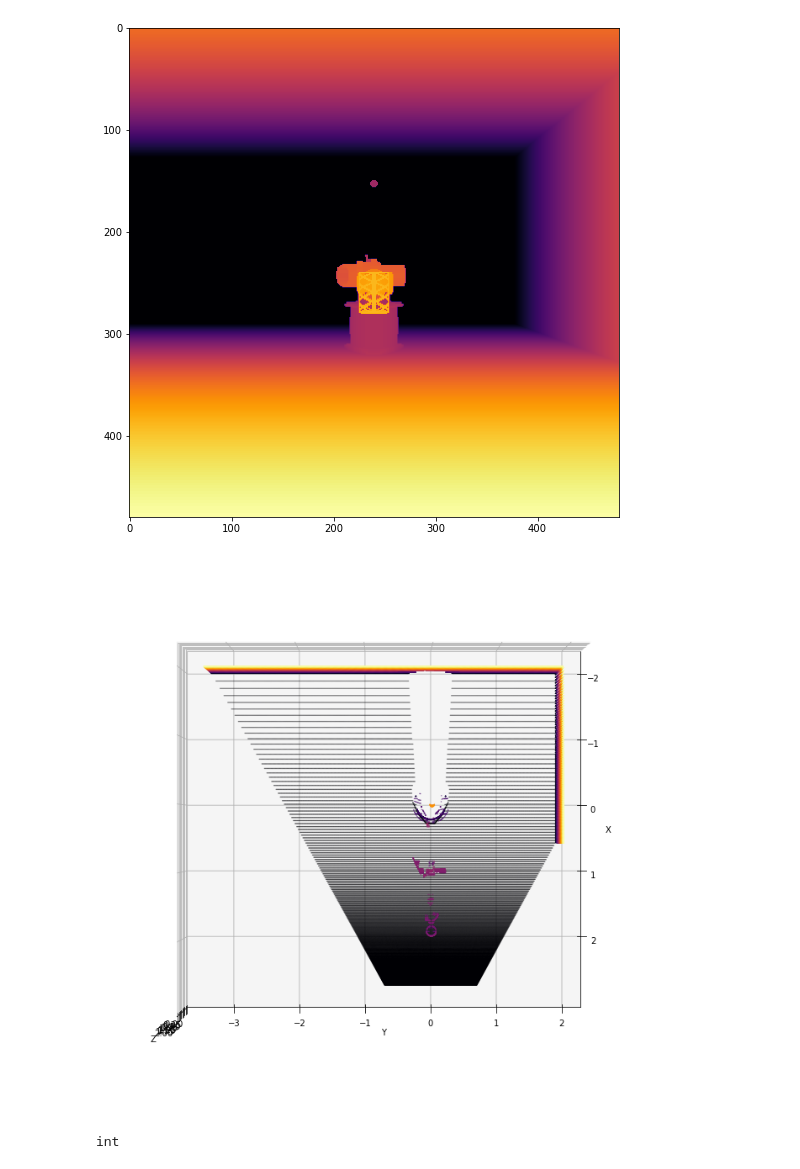
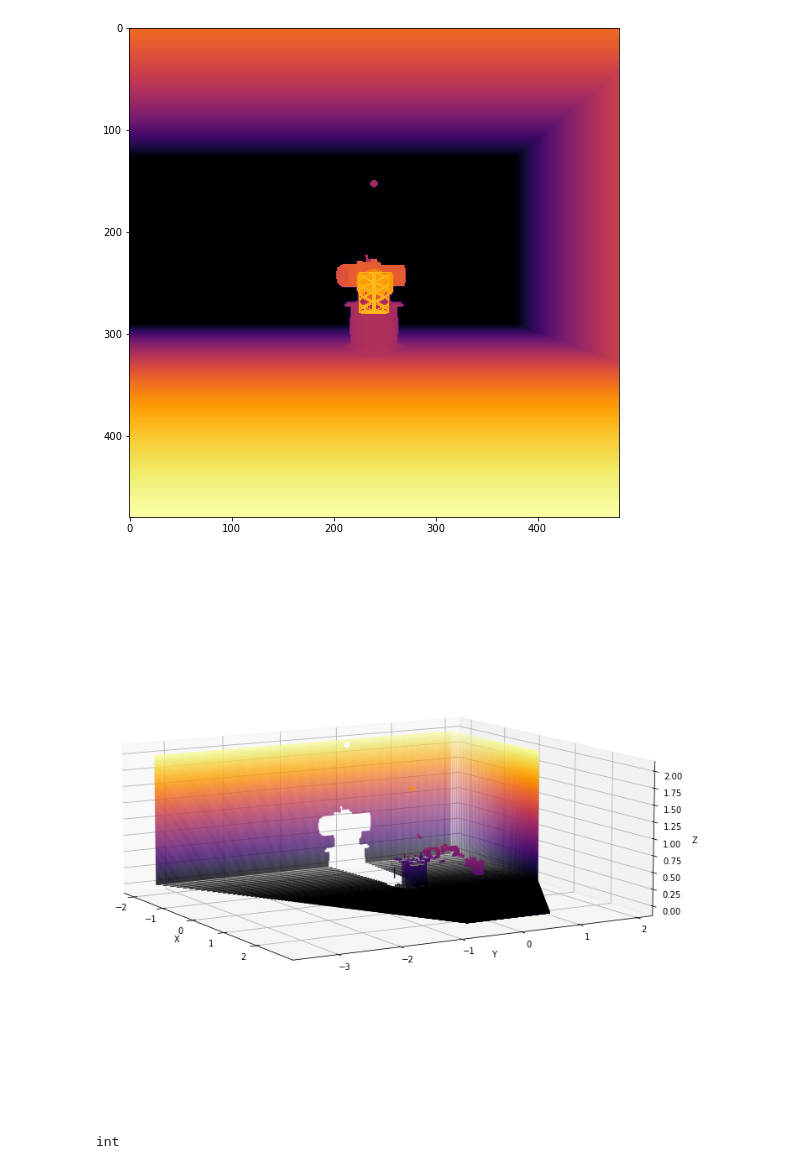
Before and after one commit to LuanGBR/Kuka_RL_Control, a Jupyter notebook: PD_tuninnig.ipynb, the cells around one changed output. Drawn from its saved outputs; the diff is of its cells as text; code cells hidden in the pictures.

```diff
--- a/PD_tuninnig.ipynb
+++ b/PD_tuninnig.ipynb
@@ -76,21 +76,21 @@ real_coords = np.array([px2meters(H_inv,(i,j),depth_meters[i,j][0]) for i in ran
 # %%
 fig = plt.figure(figsize=(12, 12))
 ax = fig.add_subplot(111, projection='3d')
-ax.view_init(90,-0)
+ax.view_init(10,-30)
 real_coordsp = real_coords[real_coords[:,:,2]<2]
 x,y,z = real_coordsp[:,0],real_coordsp[:,1],real_coordsp[:,2]
 ax.scatter(x,y,z, c=z,s=1, cmap='inferno', linewidth=0.5)
 ax.set_box_aspect((np.ptp(x), np.ptp(y), np.ptp(z)))
 # ax.set_xlim(-2.1,2.1)
 # ax.set_ylim(-3.1,3.1)
 # ax.set_zlim(0,2.1)
 ax.set_xlabel('X')
 ax.set_ylabel('Y')
 ax.set_zlabel('Z')
 # ax.set_title(f"R = {R}")
 plt.show()
 # %% [output]
-[figure, old version]
+[figure, new version]
 # %%
 type(data.solver_iter)
 # %% [output]
```
Also changed, not shown: parts of 8 cells of this notebook, 5 other files.
